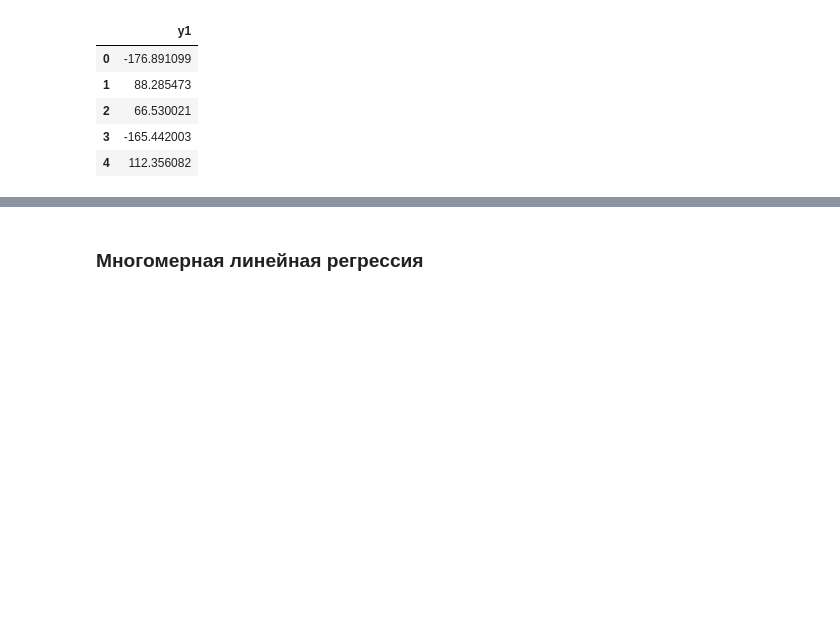
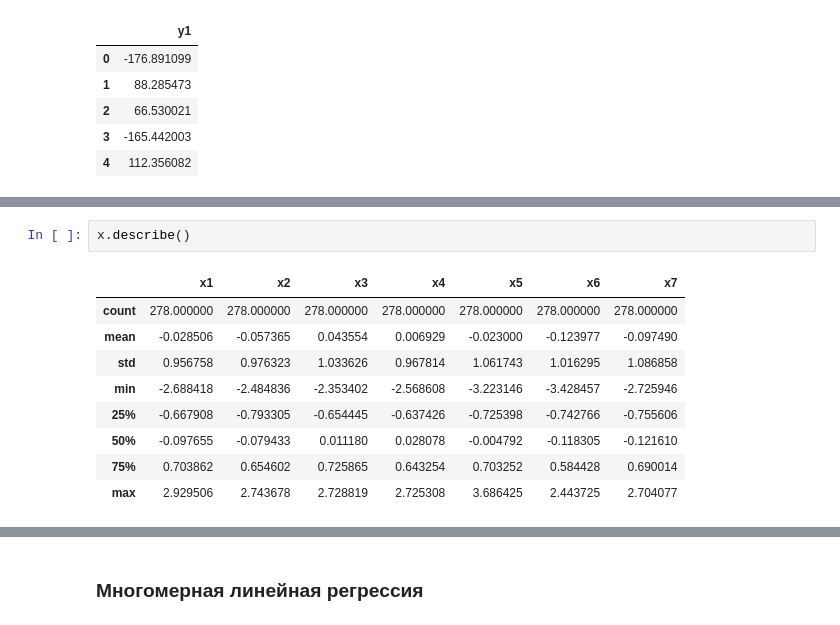
Before and after one commit to kiripcha/Financial-University-under-the-Government-of-the-Russian-Federation, a Jupyter notebook: ML/ML1.2_regression/ML1.2.ipynb, the cells around one changed output, grey strips where cells are left out. Drawn from its saved outputs; the diff is of its cells as text; blank space fills up the shorter version.

```diff
--- a/ML/ML1.2_regression/ML1.2.ipynb
+++ b/ML/ML1.2_regression/ML1.2.ipynb
@@ -76,0 +77,12 @@ reg.score(X, Y)
+# %%
+x.describe()
+# %% [output]
+|  | x1 | x2 | x3 | x4 | x5 | x6 | x7 |
+| count | 278.000000 | 278.000000 | 278.000000 | 278.000000 | 278.000000 | 278.000000 | 278.000000 |
+| mean | -0.028506 | -0.057365 | 0.043554 | 0.006929 | -0.023000 | -0.123977 | -0.097490 |
+| std | 0.956758 | 0.976323 | 1.033626 | 0.967814 | 1.061743 | 1.016295 | 1.086858 |
+| min | -2.688418 | -2.484836 | -2.353402 | -2.568608 | -3.223146 | -3.428457 | -2.725946 |
+| 25% | -0.667908 | -0.793305 | -0.654445 | -0.637426 | -0.725398 | -0.742766 | -0.755606 |
+| 50% | -0.097655 | -0.079433 | 0.011180 | 0.028078 | -0.004792 | -0.118305 | -0.121610 |
+| 75% | 0.703862 | 0.654602 | 0.725865 | 0.643254 | 0.703252 | 0.584428 | 0.690014 |
+| max | 2.929506 | 2.743678 | 2.728819 | 2.725308 | 3.686425 | 2.443725 | 2.704077 |
```
Also changed, not shown: parts of 27 cells of this notebook.
